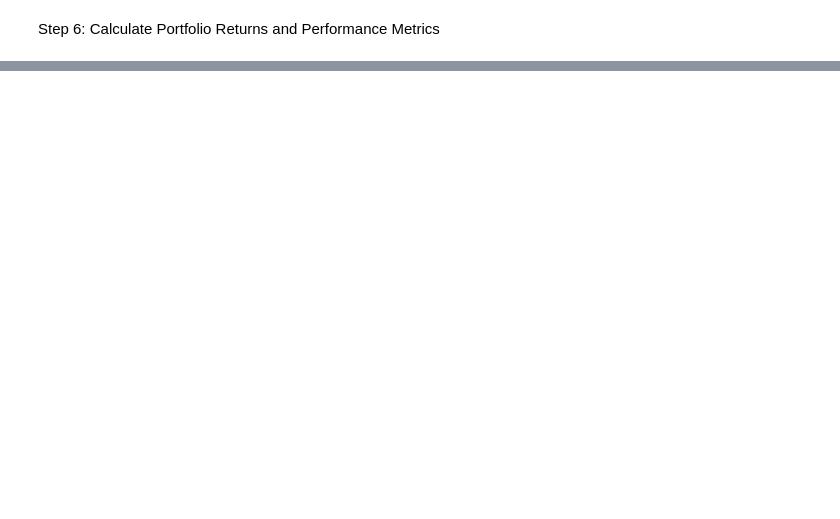
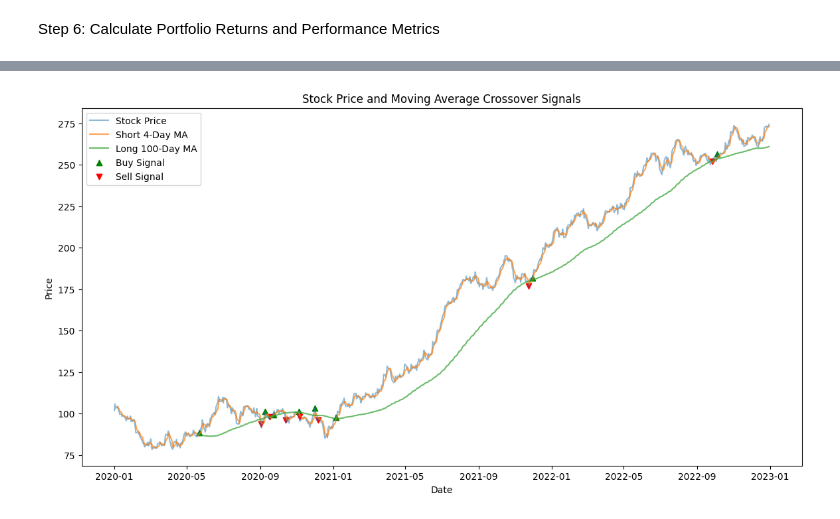
Before and after one commit to yug1303/stock-market-sentiments, a Jupyter notebook: Untitled2.ipynb, the cells around one changed output, grey strips where cells are left out. Drawn from its saved outputs; the diff is of its cells as text; code cells hidden in the pictures; blank space fills up the shorter version.

```diff
--- a/Untitled2.ipynb
+++ b/Untitled2.ipynb
@@ -159,39 +230,101 @@ Step 6: Calculate Portfolio Returns and Performance Metrics
 # %%
+import pandas as pd
+import numpy as np
+import matplotlib.pyplot as plt
+
+# Sample stock data generation (replace this with your actual stock data)
+dates = pd.date_range(start='2020-01-01', end='2023-01-01', freq='B')
+prices = np.cumsum(np.random.randn(len(dates)) * 2 + 0.1) + 100  # Simulated stock prices
+stock_data = pd.DataFrame(data={'Close': prices}, index=dates)
+
 # Initialize variables for portfolio calculation
 initial_balance = 100000
 balance = initial_balance
 positions = 0
 portfolio_value = []
 
-# Calculate portfolio value over time
+# Calculate the moving average
+short_window = 4
+long_window = 100
+stock_data['short_ma'] = stock_data['Close'].rolling(window=short_window).mean()
+stock_data['long_ma'] = stock_data['Close'].rolling(window=long_window).mean()
+
+buy_signals = []
+sell_signals = []
+
+# Moving Average Crossover Strategy
 for i in range(len(stock_data)):
-    if stock_data['Predictions'].iloc[i] == 1 and positions == 0:
+    if stock_data['short_ma'].iloc[i] > stock_data['long_ma'].iloc[i] and positions == 0:
         positions = balance / stock_data['Close'].iloc[i]
         balance = 0
-    elif stock_data['Predictions'].iloc[i] == 0 and positions > 0:
+        buy_signals.append(stock_data.index[i])
+    elif stock_data['short_ma'].iloc[i] < stock_data['long_ma'].iloc[i] and positions > 0:
         balance = positions * stock_data['Close'].iloc[i]
         positions = 0
+        sell_signals.append(stock_data.index[i])
     portfolio_value.append(balance + positions * stock_data['Close'].iloc[i])
 
 # Convert portfolio value to a DataFrame
 portfolio_value = pd.DataFrame(portfolio_value, index=stock_data.index, columns=['Portfolio Value'])
 
-# Calculate returns and performance metrics
-returns = portfolio_value.pct_change()
-sharpe_ratio = (returns.mean() / returns.std()) * np.sqrt(252)
+# Calculate returns and performance metrics for moving average strategy
+returns = portfolio_value['Portfolio Value'].pct_change().dropna()
+sharpe_ratio = (returns.mean() / returns.std()) * np.sqrt(252)  # Annualized Sharpe Ratio
 
-# Calculate maximum drawdown
-rolling_max = portfolio_value.cummax()
-drawdown = portfolio_value / rolling_max - 1
+# Calculate maximum drawdown for moving average strategy
+rolling_max = portfolio_value['Portfolio Value'].cummax()
+drawdown = portfolio_value['Portfolio Value'] / rolling_max - 1
 max_drawdown = drawdown.min()
 
-# Calculate number of trades and win ratio
-trades = len(signals)
-win_trades = len(signals[(signals['Signal'] == 'Sell') & (stock_data['Close'].diff() > 0)])
-win_ratio = win_trades / (trades / 2)
+# Calculate number of trades and win ratio for moving average strategy
+trades = 0
+wins = 0
+for i in range(1, len(stock_data)):
+    if stock_data['short_ma'].iloc[i] > stock_data['long_ma'].iloc[i-1] and stock_data['short_ma'].iloc[i-1] <= stock_data['long_ma'].iloc[i-1]:
+        trades += 1  # Buy signal
+    elif stock_data['short_ma'].iloc[i] < stock_data['long_ma'].iloc[i-1] and stock_data['short_ma'].iloc[i-1] >= stock_data['long_ma'].iloc[i-1]:
+        trades += 1  # Sell signal
+        if stock_data['Close'].iloc[i] > stock_data['Close'].iloc[i-1]:
+            wins += 1
 
+win_ratio = wins / (trades / 2) if trades > 0 else 0
+
+# Buy and Hold Strategy
+buy_and_hold_balance = initial_balance / stock_data['Close'].iloc[0] * stock_data['Close'].iloc[-1]
+buy_and_hold_return = (buy_and_hold_balance - initial_balance) / initial_balance
+buy_and_hold_annualized_return = ((1 + buy_and_hold_return) ** (252 / len(stock_data)) - 1)
+buy_and_hold_volatility = stock_data['Close'].pct_change().std() * np.sqrt(252)
+buy_and_hold_sharpe_ratio = buy_and_hold_annualized_return / buy_and_hold_volatility
+
+# Print results
+print("Moving Average Strategy:")
 print("Sharpe Ratio:", sharpe_ratio)
 print("Maximum Drawdown:", max_drawdown)
 print("Number of Trades Executed:", trades)
 print("Win Ratio:", win_ratio)
+
+# print("\nBuy and Hold Strategy:")
+# print("Annualized Return:", buy_and_hold_annualized_return)
+# print("Sharpe Ratio:", buy_and_hold_sharpe_ratio)
+
+# Plotting the results
+plt.figure(figsize=(14, 7))
+plt.plot(stock_data['Close'], label='Stock Price', alpha=0.5)
+plt.plot(stock_data['short_ma'], label=f'Short {short_window}-Day MA', alpha=0.7)
+plt.plot(stock_data['long_ma'], label=f'Long {long_window}-Day MA', alpha=0.7)
+plt.scatter(buy_signals, stock_data.loc[buy_signals]['Close'], marker='^', color='green', label='Buy Signal', alpha=1)
+plt.scatter(sell_signals, stock_data.loc[sell_signals]['Close'], marker='v', color='red', label='Sell Signal', alpha=1)
+plt.title('Stock Price and Moving Average Crossover Signals')
+plt.xlabel('Date')
+plt.ylabel('Price')
+plt.legend()
+plt.show()
+
+plt.figure(figsize=(14, 7))
+plt.plot(portfolio_value, label='Portfolio Value - Moving Average Strategy', alpha=0.7)
+plt.title('Portfolio Value Over Time')
+plt.xlabel('Date')
+plt.ylabel('Portfolio Value')
+plt.legend()
+plt.show()
 # %% [output]
@@ -203,0 +336 @@ Win Ratio: 0.3157894736842105
+[figure, added]
```
Also changed, not shown: parts of 6 cells of this notebook.
